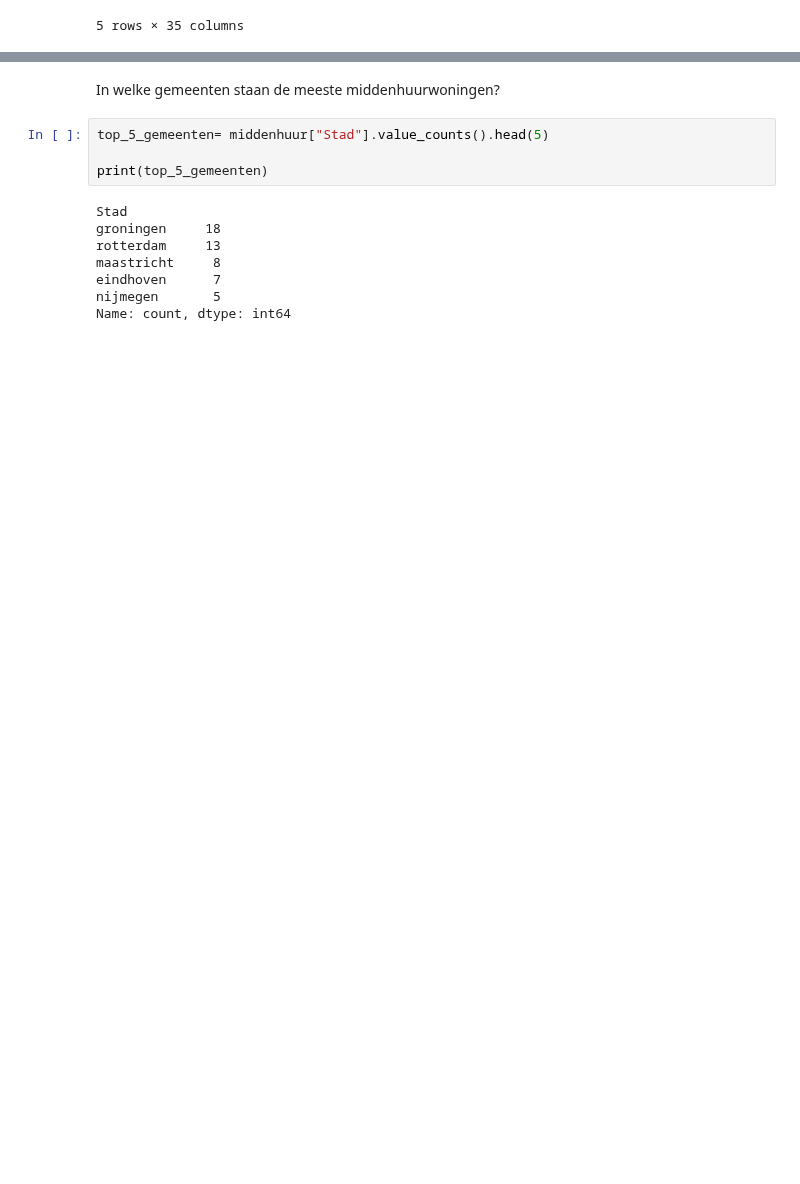
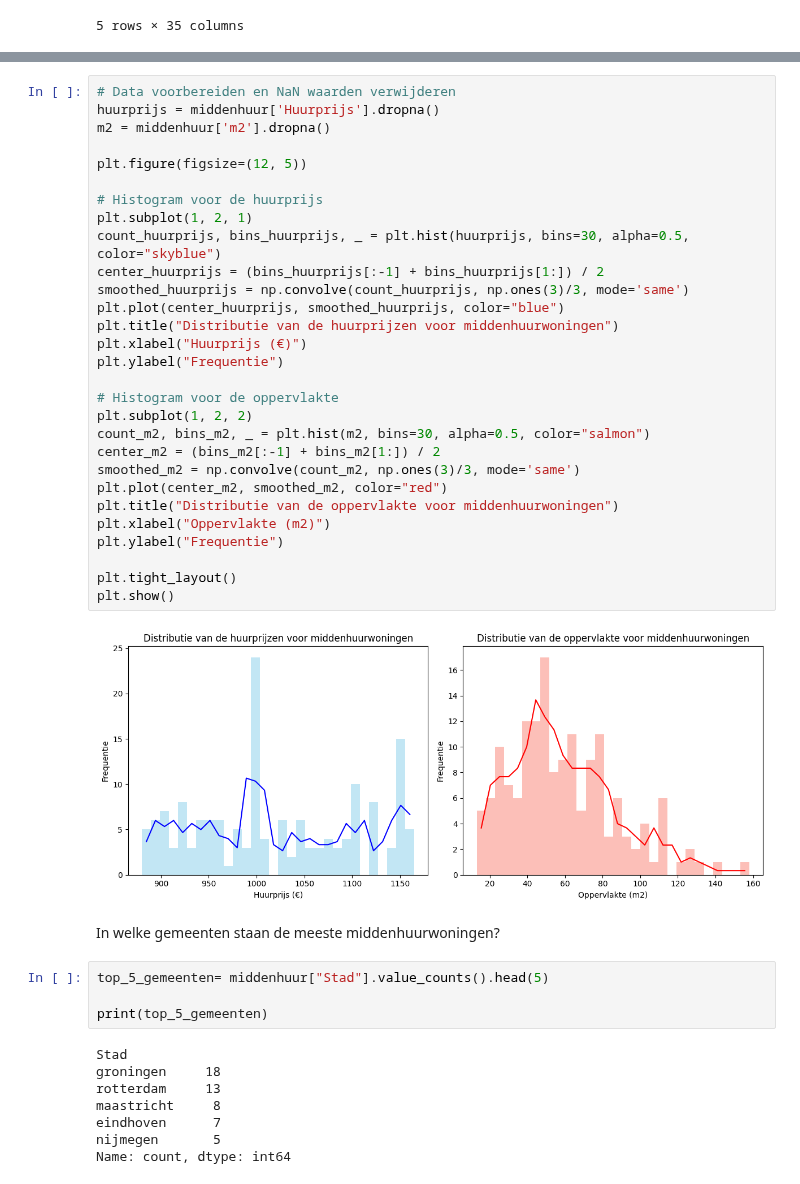
Before and after one commit to gizembrasser/huizenprijzen-volkskrant, a Jupyter notebook: analysis/analysis.ipynb, the cells around one changed output, grey strips where cells are left out. Saved outputs shown, nothing was run; the diff lists cells and outputs as text; blank space fills up the shorter version.

```diff
--- a/analysis/analysis.ipynb
+++ b/analysis/analysis.ipynb
@@ -491,3 +489,34 @@ Gemiddeld aantal vierkante meter voor een middenhuurwoning: 59.68 m²
+# %%
+# Data voorbereiden en NaN waarden verwijderen
+huurprijs = middenhuur['Huurprijs'].dropna()
+m2 = middenhuur['m2'].dropna()
+
+plt.figure(figsize=(12, 5))
+
+# Histogram voor de huurprijs
+plt.subplot(1, 2, 1)
+count_huurprijs, bins_huurprijs, _ = plt.hist(huurprijs, bins=30, alpha=0.5, color="skyblue")
+center_huurprijs = (bins_huurprijs[:-1] + bins_huurprijs[1:]) / 2
+smoothed_huurprijs = np.convolve(count_huurprijs, np.ones(3)/3, mode='same')
+plt.plot(center_huurprijs, smoothed_huurprijs, color="blue")
+plt.title("Distributie van de huurprijzen voor middenhuurwoningen")
+plt.xlabel("Huurprijs (€)")
+plt.ylabel("Frequentie")
+
+# Histogram voor de oppervlakte
+plt.subplot(1, 2, 2)
+count_m2, bins_m2, _ = plt.hist(m2, bins=30, alpha=0.5, color="salmon")
+center_m2 = (bins_m2[:-1] + bins_m2[1:]) / 2
+smoothed_m2 = np.convolve(count_m2, np.ones(3)/3, mode='same')
+plt.plot(center_m2, smoothed_m2, color="red")
+plt.title("Distributie van de oppervlakte voor middenhuurwoningen")
+plt.xlabel("Oppervlakte (m2)")
+plt.ylabel("Frequentie")
+
+plt.tight_layout()
+plt.show()
+# %% [output]
+[figure, added]
 # %% [markdown]
 In welke gemeenten staan de meeste middenhuurwoningen?
 # %%
```
Also changed, not shown: parts of 11 cells of this notebook, 5 other files.
